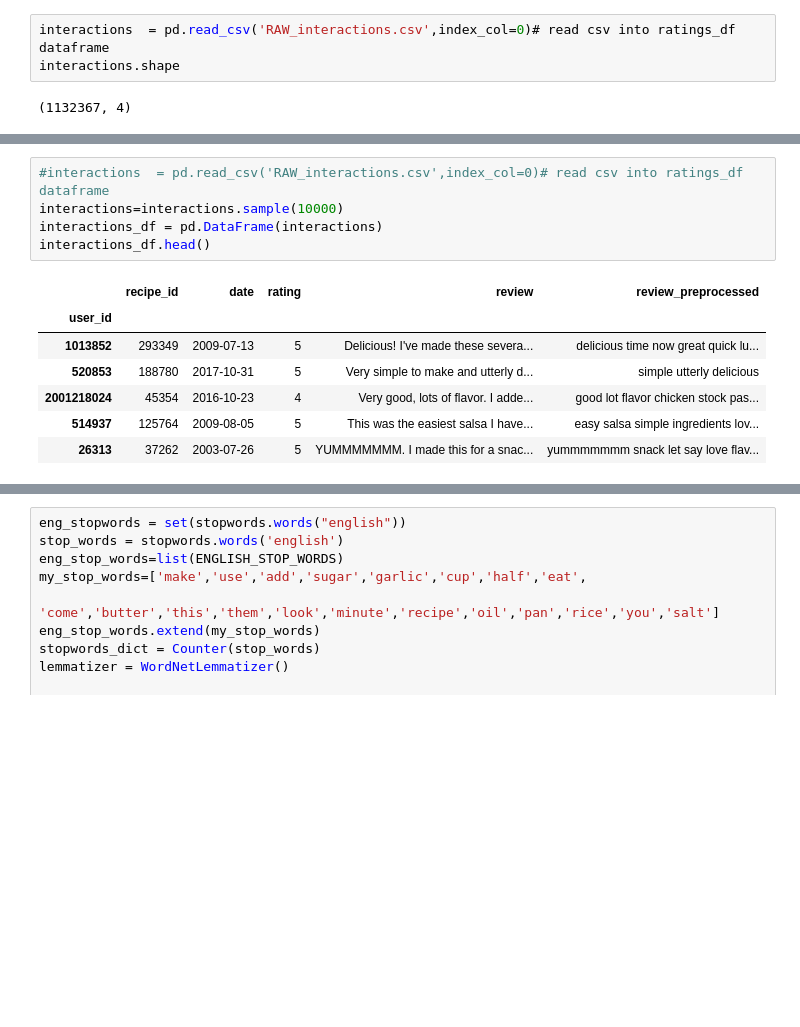
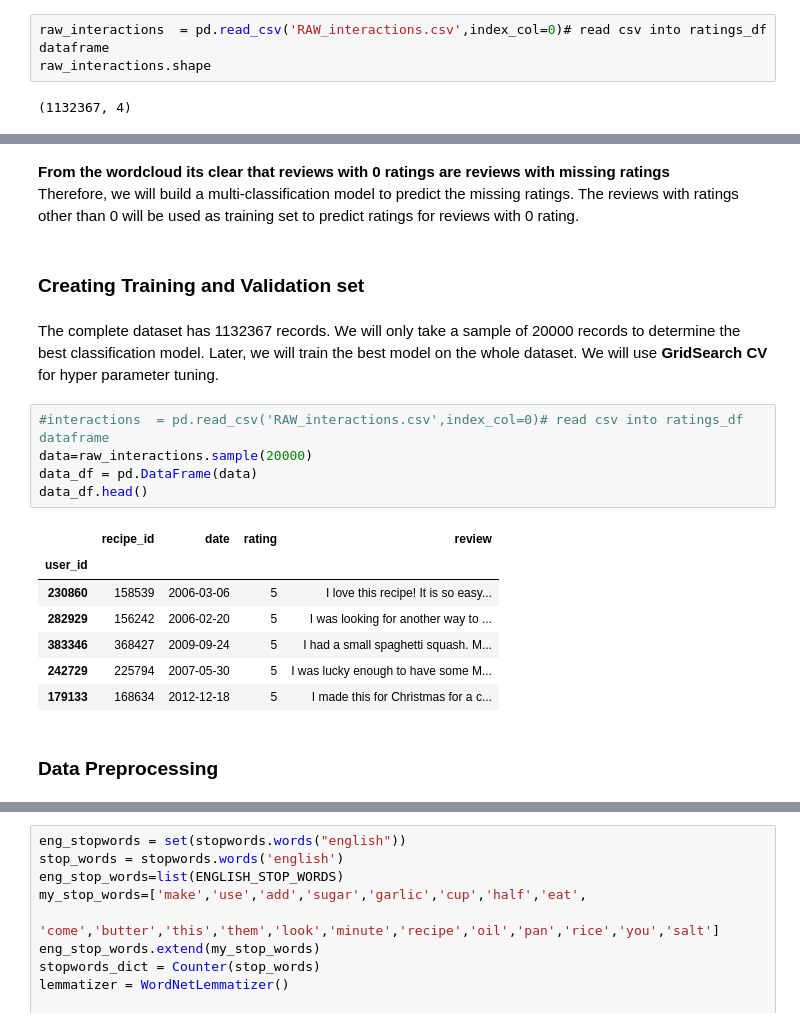
Before and after one commit to Adarsh3thy/RecipeRecommender, a Jupyter notebook: Reviews Sentiment Analysis.ipynb, the cells around one changed output, grey strips where cells are left out. Saved outputs shown, nothing was run; the diff lists cells and outputs as text; blank space fills up the shorter version.

Commit message:
Review Sentiment analysis on whole dataset

```diff
--- a/Reviews Sentiment Analysis.ipynb
+++ b/Reviews Sentiment Analysis.ipynb
@@ -66,5 +52,5 @@ from textblob import Word
 # %%
-interactions  = pd.read_csv('RAW_interactions.csv',index_col=0)# read csv into ratings_df dataframe
-interactions.shape
+raw_interactions  = pd.read_csv('RAW_interactions.csv',index_col=0)# read csv into ratings_df dataframe
+raw_interactions.shape
 # %% [output]
 (1132367, 4)
@@ -71,13 +134,23 @@ interactions.shape
+# %% [markdown]
+<b> From the wordcloud its clear that reviews with 0 ratings are reviews with missing ratings</b><br/>
+    Therefore, we will build a multi-classification model to predict the missing ratings.
+    The reviews with ratings other than 0 will be used as training set to predict ratings for reviews with 0 rating.
+# %% [markdown]
+<h3> Creating Training and Validation set </h3>
+# %% [markdown]
+The complete dataset has 1132367 records. We will only take a sample of 20000 records to determine the best classification model. Later, we will train the best model on the whole dataset. We will use <b> GridSearch CV </b> for hyper parameter tuning.
 # %%
 #interactions  = pd.read_csv('RAW_interactions.csv',index_col=0)# read csv into ratings_df dataframe
-interactions=interactions.sample(10000)
-interactions_df = pd.DataFrame(interactions)
-interactions_df.head()
+data=raw_interactions.sample(20000)
+data_df = pd.DataFrame(data)
+data_df.head()
 # %% [output]
-|  | recipe_id | date | rating | review | review_preprocessed |
-| user_id |  |  |  |  |  |
-| 1013852 | 293349 | 2009-07-13 | 5 | Delicious! I've made these severa... | delicious time now great quick lu... |
-| 520853 | 188780 | 2017-10-31 | 5 | Very simple to make and utterly d... | simple utterly delicious |
-| 2001218024 | 45354 | 2016-10-23 | 4 | Very good, lots of flavor. I adde... | good lot flavor chicken stock pas... |
-| 514937 | 125764 | 2009-08-05 | 5 | This was the easiest salsa I have... | easy salsa simple ingredients lov... |
-| 26313 | 37262 | 2003-07-26 | 5 | YUMMMMMMM. I made this for a snac... | yummmmmmm snack let say love flav... |
+|  | recipe_id | date | rating | review |
+| user_id |  |  |  |  |
+| 230860 | 158539 | 2006-03-06 | 5 | I love this recipe! It is so easy... |
+| 282929 | 156242 | 2006-02-20 | 5 | I was looking for another way to ... |
+| 383346 | 368427 | 2009-09-24 | 5 | I had a small spaghetti squash. M... |
+| 242729 | 225794 | 2007-05-30 | 5 | I was lucky enough to have some M... |
+| 179133 | 168634 | 2012-12-18 | 5 | I made this for Christmas for a c... |
+# %% [markdown]
+<h3> Data Preprocessing </h3>
```
Also changed, not shown: parts of 73 cells of this notebook, 2 other files.
